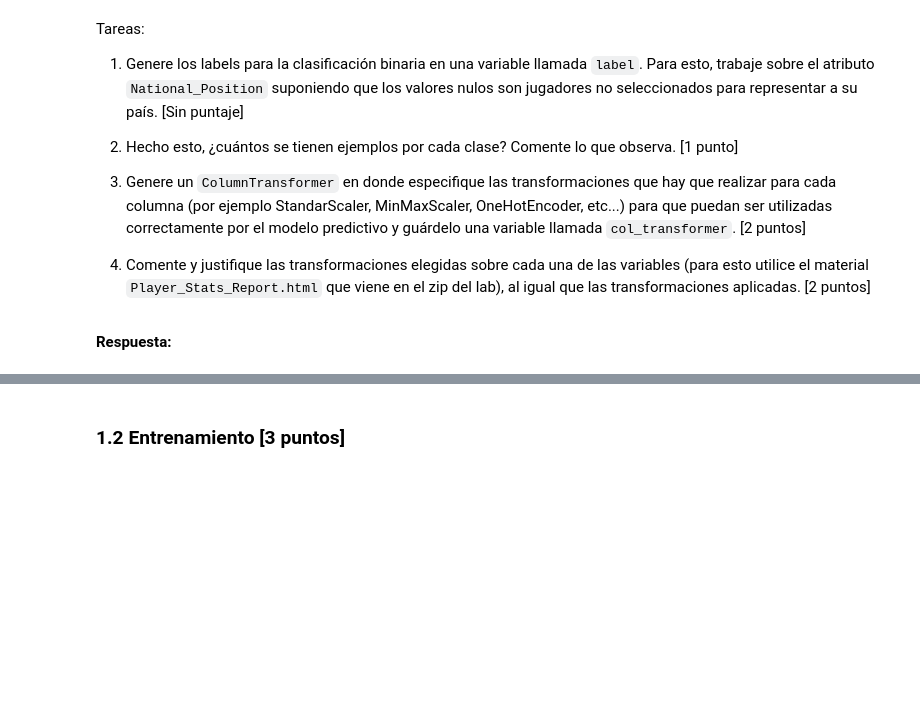
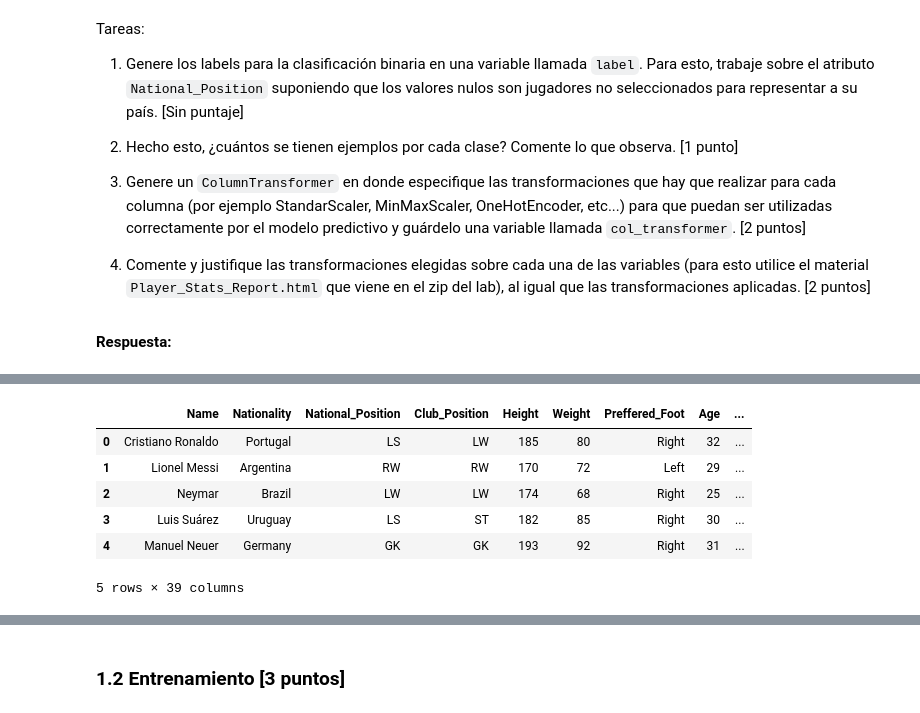
Before and after one commit to Tamaracarrasco/TamoJosha-Lab-de-Prog-MDS-Prim2025, a Jupyter notebook: Laboratorios/Laboratorio_5/Lab5_enunciado.ipynb, the cells around one changed output, grey strips where cells are left out. Cells and saved outputs as stored; diff of their text form; code cells hidden in the pictures; blank space fills up the shorter version.

```diff
--- a/Laboratorios/Laboratorio_5/Lab5_enunciado.ipynb
+++ b/Laboratorios/Laboratorio_5/Lab5_enunciado.ipynb
@@ -113,3 +118,23 @@ Tareas:
 4. Comente y justifique las transformaciones elegidas sobre cada una de las variables (para esto utilice el material `Player_Stats_Report.html` que viene en el zip del lab), al igual que las transformaciones aplicadas. [2 puntos]
 # %% [markdown]
 **Respuesta:**
+# %%
+# Importación de librerías importantes
+
+import numpy as np
+import pandas as pd
+import matplotlib.pyplot as plt
+
+from sklearn.compose import ColumnTransformer
+from sklearn.pipeline import Pipeline
+
+from sklearn.preprocessing import StandardScaler, MinMaxScaler, OneHotEncoder, LabelEncoder
+
+data = pd.read_csv("stats_players.csv", sep=",")
+
+print("Dimensiones del dataset de los stats", data.shape)
+
+print("\n ==== Columnas del dataset de stats ==== \n", data.columns.tolist())
+
+print("\n ==== Información de los valores de las columnas ==== \n")
+data.info()
@@ -115,0 +159,10 @@ Tareas:
+# %%
+data.head()
+# %% [output]
+|  | Name | Nationality | National_Position | Club_Position | Height | Weight | Preffered_Foot | Age | ... |
+| 0 | Cristiano Ronaldo | Portugal | LS | LW | 185 | 80 | Right | 32 | ... |
+| 1 | Lionel Messi | Argentina | RW | RW | 170 | 72 | Left | 29 | ... |
+| 2 | Neymar | Brazil | LW | LW | 174 | 68 | Right | 25 | ... |
+| 3 | Luis Suárez | Uruguay | LS | ST | 182 | 85 | Right | 30 | ... |
+| 4 | Manuel Neuer | Germany | GK | GK | 193 | 92 | Right | 31 | ... |
+5 rows × 39 columns
```
Also changed, not shown: parts of 13 cells of this notebook.
